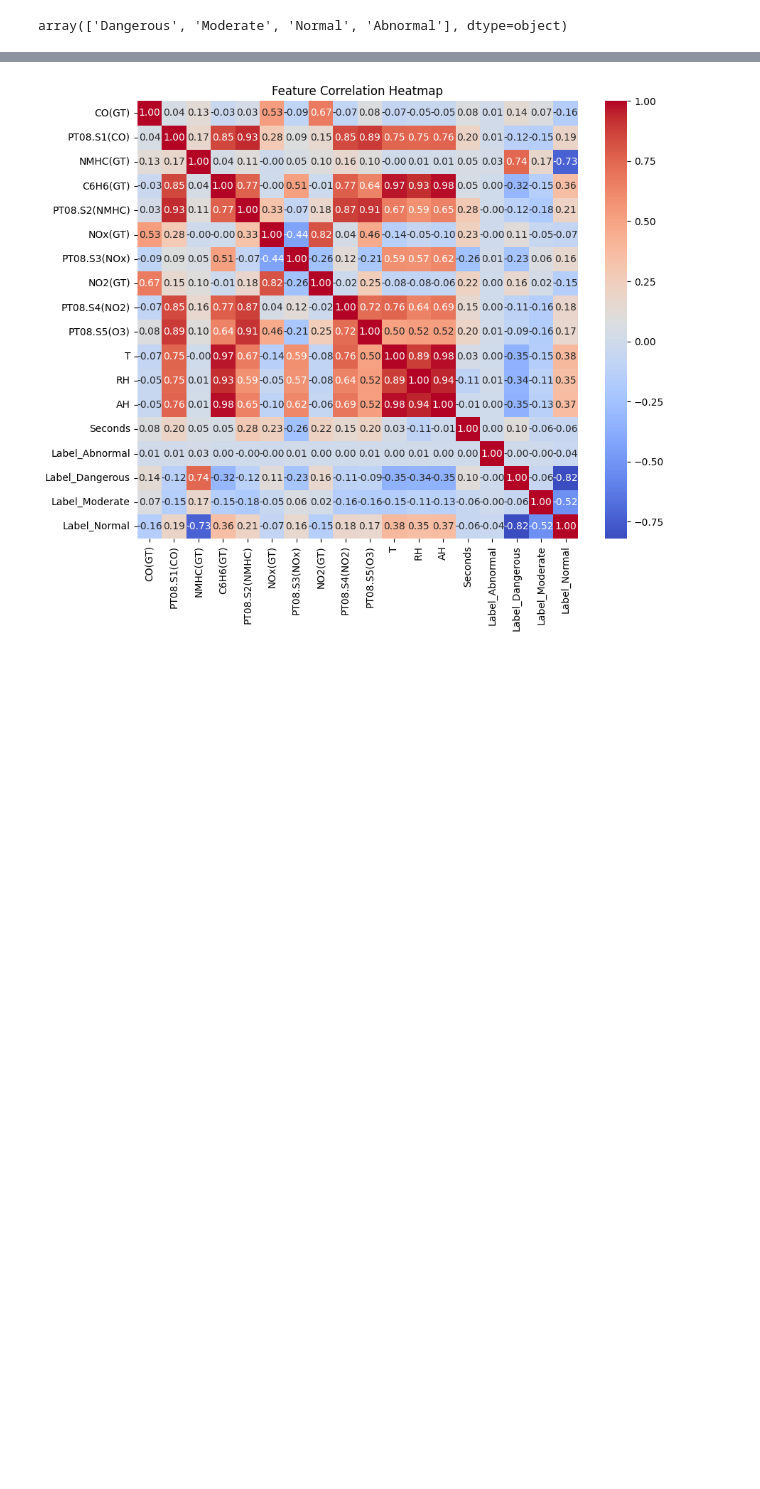
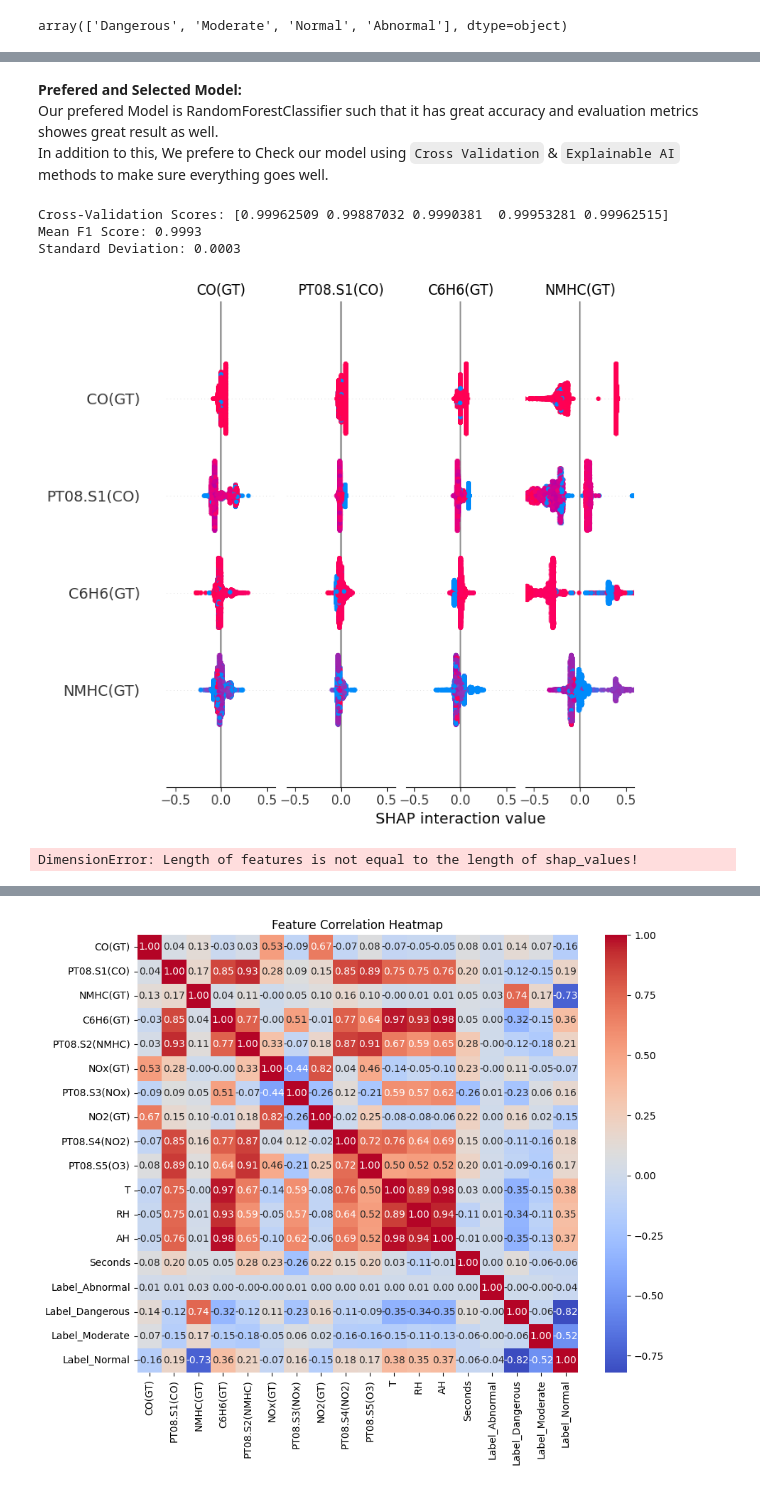
Before and after one commit to MohWasil/AFG-FTL-Group10, a Jupyter notebook: Air_pollution_quality_prediction.ipynb, the cells around one changed output, grey strips where cells are left out. Saved outputs shown, nothing was run; the diff lists cells and outputs as text; code cells hidden in the pictures; blank space fills up the shorter version.

```diff
--- a/Air_pollution_quality_prediction.ipynb
+++ b/Air_pollution_quality_prediction.ipynb
@@ -474,0 +720,48 @@ data
+# %% [markdown]
+**Prefered and Selected Model:**<br>
+Our prefered Model is RandomForestClassifier such that it has great accuracy and evaluation metrics showes great result as well. <br>
+In addition to this, We prefere to Check our model using `Cross Validation` & `Explainable AI` methods to make sure everything goes well.
+# %%
+from sklearn.model_selection import cross_val_score
+from sklearn.metrics import make_scorer, f1_score
+import joblib
+
+# load the RF model
+prefered_model = joblib.load('/content/drive/MyDrive/Air_pollution_project/Models/Random Forest_model.pkl')
+
+# Cross validation
+cv_score = cross_val_score(
+    prefered_model,
+    X_train,
+    y_train,
+    cv=5,
+    scoring='f1_macro'
+)
+
+# Printing cross validation score, f1 score and standard deviation
+print(f"Cross-Validation Scores: {cv_score}")
+print(f"Mean F1 Score: {cv_score.mean():.4f}")
+print(f"Standard Deviation: {cv_score.std():.4f}")
+# %% [output]
+Cross-Validation Scores: [0.99962509 0.99887032 0.9990381  0.99953281 0.99962515]
+Mean F1 Score: 0.9993
+Standard Deviation: 0.0003
+# %%
+import shap
+import joblib
+
+# Load the trained model
+model = joblib.load("/content/drive/MyDrive/Air_pollution_project/Models/Random Forest_model.pkl")
+
+# Initialize SHAP
+explainer = shap.TreeExplainer(model)
+shap_values = explainer.shap_values(X_test)
+
+# Summary plot for feature importance
+shap.summary_plot(shap_values, X_test, feature_names=X_test.columns)
+
+# Explanation for a single prediction
+shap.force_plot(explainer.expected_value[1], shap_values[1][0], X_test.iloc[0])
+# %% [output]
+[figure, added]
+DimensionError: Length of features is not equal to the length of shap_values!
```
Also changed, not shown: parts of 11 cells of this notebook.
